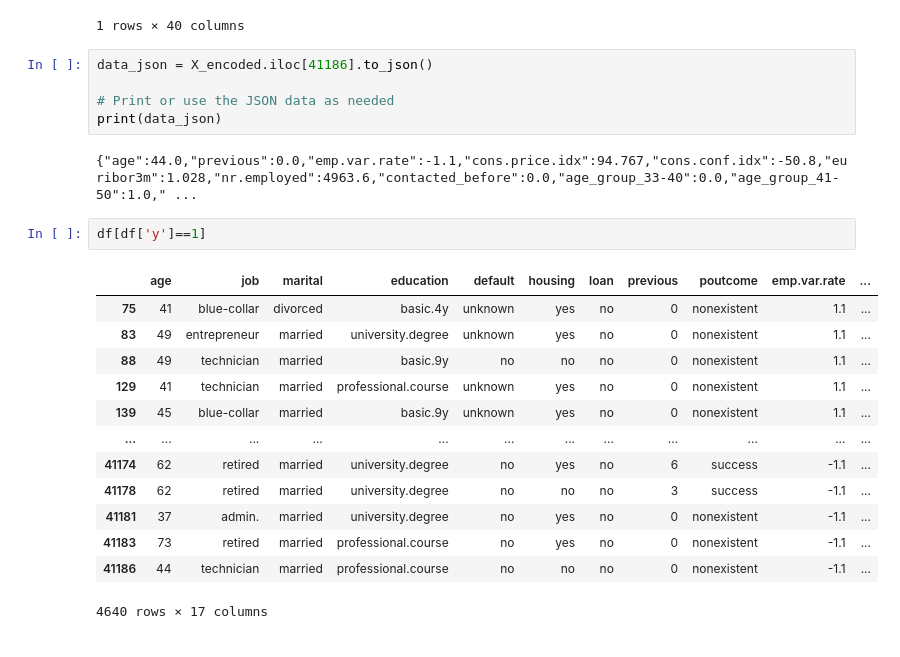
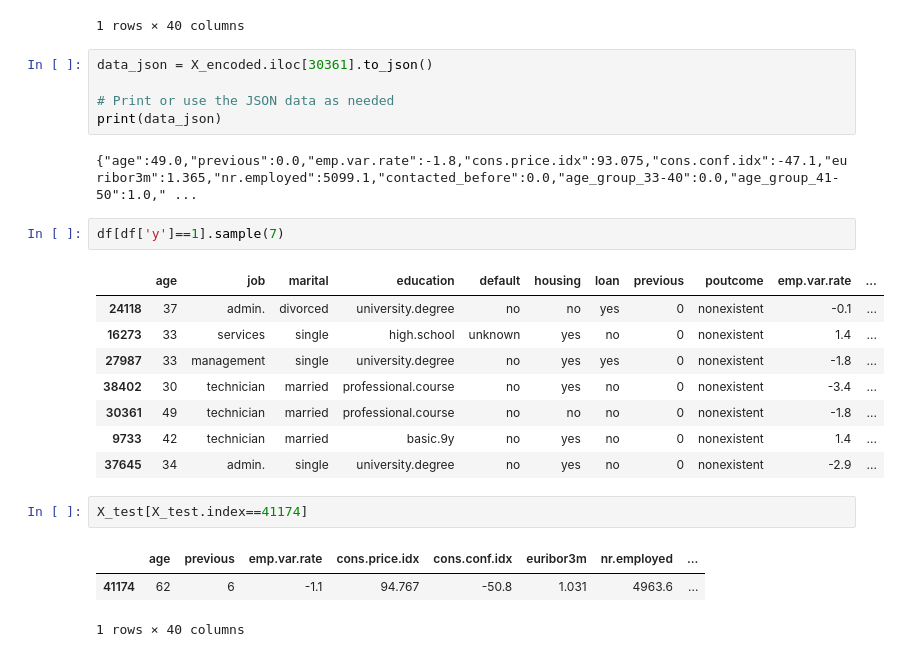
Before and after one commit to melihkurtaran/Bank_Marketing, a Jupyter notebook: TOM_Case.ipynb, the cells around one changed output. Cells and saved outputs as stored; diff of their text form.

```diff
--- a/TOM_Case.ipynb
+++ b/TOM_Case.ipynb
@@ -1210,25 +1210,26 @@ x
 | 0 | 37.0 | 0.0 | 1.1 | 93.994 | -36.4 | 4.857 | 5191.0 | ... |
 1 rows × 40 columns
 # %%
-data_json = X_encoded.iloc[41186].to_json()
+data_json = X_encoded.iloc[30361].to_json()
 
 # Print or use the JSON data as needed
 print(data_json)
 # %% [output]
-{"age":44.0,"previous":0.0,"emp.var.rate":-1.1,"cons.price.idx":94.767,"cons.conf.idx":-50.8,"euribor3m":1.028,"nr.employed":4963.6,"contacted_before":0.0,"age_group_33-40":0.0,"age_group_41-50":1.0," ...
+{"age":49.0,"previous":0.0,"emp.var.rate":-1.8,"cons.price.idx":93.075,"cons.conf.idx":-47.1,"euribor3m":1.365,"nr.employed":5099.1,"contacted_before":0.0,"age_group_33-40":0.0,"age_group_41-50":1.0," ...
 # %%
-df[df['y']==1]
+df[df['y']==1].sample(7)
 # %% [output]
 |  | age | job | marital | education | default | housing | loan | previous | poutcome | emp.var.rate | ... |
-| 75 | 41 | blue-collar | divorced | basic.4y | unknown | yes | no | 0 | nonexistent | 1.1 | ... |
-| 83 | 49 | entrepreneur | married | university.degree | unknown | yes | no | 0 | nonexistent | 1.1 | ... |
-| 88 | 49 | technician | married | basic.9y | no | no | no | 0 | nonexistent | 1.1 | ... |
-| 129 | 41 | technician | married | professional.course | unknown | yes | no | 0 | nonexistent | 1.1 | ... |
-| 139 | 45 | blue-collar | married | basic.9y | unknown | yes | no | 0 | nonexistent | 1.1 | ... |
-| ... | ... | ... | ... | ... | ... | ... | ... | ... | ... | ... | ... |
-| 41174 | 62 | retired | married | university.degree | no | yes | no | 6 | success | -1.1 | ... |
-| 41178 | 62 | retired | married | university.degree | no | no | no | 3 | success | -1.1 | ... |
-| 41181 | 37 | admin. | married | university.degree | no | yes | no | 0 | nonexistent | -1.1 | ... |
-| 41183 | 73 | retired | married | professional.course | no | yes | no | 0 | nonexistent | -1.1 | ... |
-| 41186 | 44 | technician | married | professional.course | no | no | no | 0 | nonexistent | -1.1 | ... |
+| 24118 | 37 | admin. | divorced | university.degree | no | no | yes | 0 | nonexistent | -0.1 | ... |
+| 16273 | 33 | services | single | high.school | unknown | yes | no | 0 | nonexistent | 1.4 | ... |
+| 27987 | 33 | management | single | university.degree | no | yes | yes | 0 | nonexistent | -1.8 | ... |
+| 38402 | 30 | technician | married | professional.course | no | yes | no | 0 | nonexistent | -3.4 | ... |
+| 30361 | 49 | technician | married | professional.course | no | no | no | 0 | nonexistent | -1.8 | ... |
+| 9733 | 42 | technician | married | basic.9y | no | yes | no | 0 | nonexistent | 1.4 | ... |
+| 37645 | 34 | admin. | single | university.degree | no | yes | no | 0 | nonexistent | -2.9 | ... |
-4640 rows × 17 columns
+# %%
+X_test[X_test.index==41174]
+# %% [output]
+|  | age | previous | emp.var.rate | cons.price.idx | cons.conf.idx | euribor3m | nr.employed | ... |
+| 41174 | 62 | 6 | -1.1 | 94.767 | -50.8 | 1.031 | 4963.6 | ... |
+1 rows × 40 columns
```
Also changed, not shown: parts of 1 cell of this notebook.
